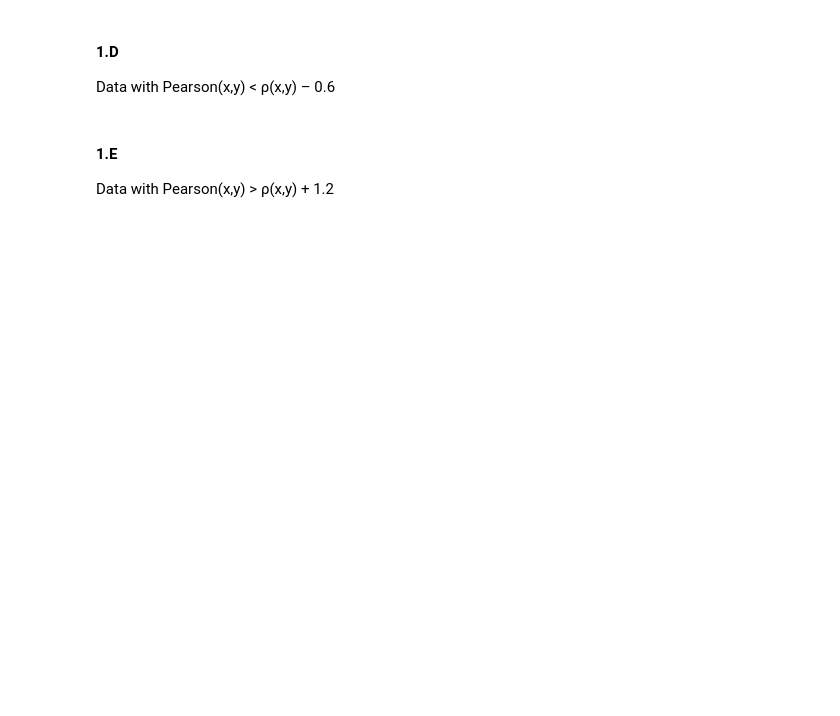
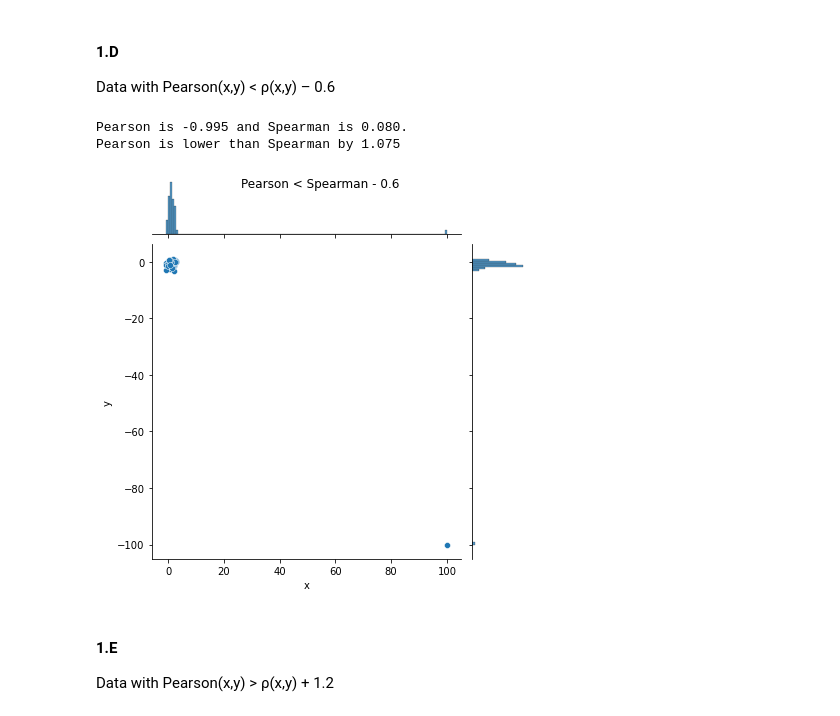
Before and after one commit to EyalMichaeli/IDC_masters, a Jupyter notebook: SnDA/HW3/HW3.ipynb, the cells around one changed output. Cells and saved outputs as stored; diff of their text form; code cells hidden in the pictures; blank space fills up the shorter version.

```diff
--- a/SnDA/HW3/HW3.ipynb
+++ b/SnDA/HW3/HW3.ipynb
@@ -34,6 +108,15 @@ Data with τ(x,y) < ρ(x,y) – 0.45
 # %% [markdown]
 #### 1.D
 Data with Pearson(x,y) < ρ(x,y) – 0.6
+# %%
+spearman_low = df_low.corr(method='spearman').loc['x'].iloc[1]
+sns.jointplot(x=df_low['x'], y=df_low['y'])
+plt.suptitle('Pearson < Spearman - 0.6')
+print(f'Pearson is {pearson_low:.3f} and Spearman is {spearman_low:.3f}. \nPearson is lower than Spearman by {(spearman_low - pearson_low):.3f}')
+# %% [output]
+Pearson is -0.995 and Spearman is 0.080.
+Pearson is lower than Spearman by 1.075
+[figure, added]
 # %% [markdown]
 #### 1.E
 Data with Pearson(x,y) > ρ(x,y) + 1.2
```
Also changed, not shown: parts of 8 cells of this notebook.
